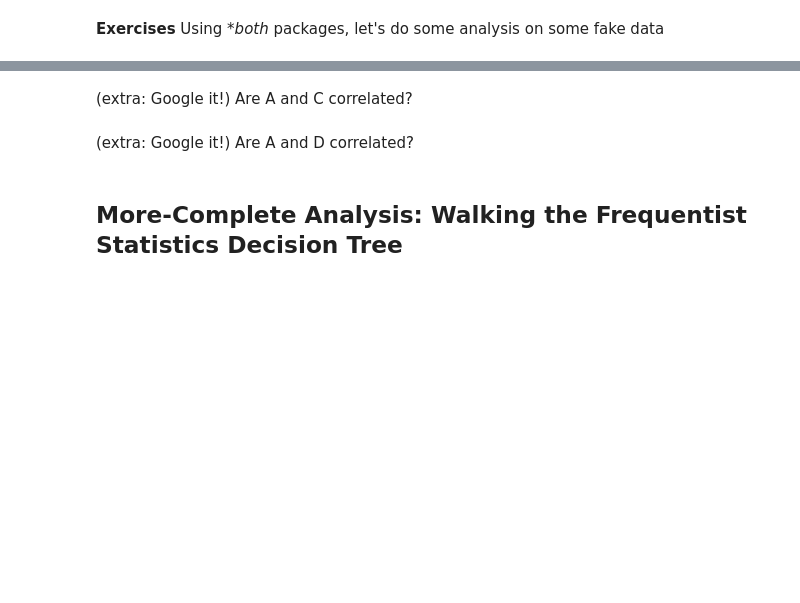
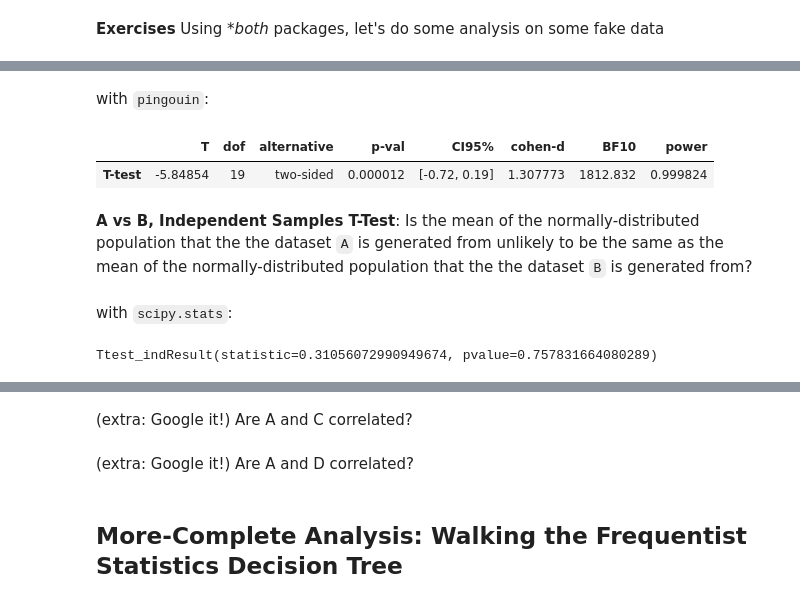
Before and after one commit to nickdelgrosso/CodeTeachingMaterials, a Jupyter notebook: topics/4_2_StatsWithScipyStatsAndPingouin/StatsWithScipyStatsAndPingouin.ipynb, the cells around one changed output, grey strips where cells are left out. Saved outputs shown, nothing was run; the diff lists cells and outputs as text; code cells hidden in the pictures; blank space fills up the shorter version.

```diff
--- a/topics/4_2_StatsWithScipyStatsAndPingouin/StatsWithScipyStatsAndPingouin.ipynb
+++ b/topics/4_2_StatsWithScipyStatsAndPingouin/StatsWithScipyStatsAndPingouin.ipynb
@@ -67,0 +74,15 @@ Do all Pairwise Tests (all vs all)
+# %% [markdown]
+with `pingouin`:
+# %%
+pg.ttest(df['B'], 1)
+# %% [output]
+|  | T | dof | alternative | p-val | CI95% | cohen-d | BF10 | power |
+| T-test | -5.84854 | 19 | two-sided | 0.000012 | [-0.72, 0.19] | 1.307773 | 1812.832 | 0.999824 |
+# %% [markdown]
+**A vs B, Independent Samples T-Test**: Is the mean of the normally-distributed population that the the dataset `A` is generated from unlikely to be the same as the mean of the normally-distributed population that the the dataset `B` is generated from?
+# %% [markdown]
+with `scipy.stats`:
+# %%
+stats.ttest_ind(df['A'], df['B'])
+# %% [output]
+Ttest_indResult(statistic=0.31056072990949674, pvalue=0.757831664080289)
```
Also changed, not shown: parts of 42 cells of this notebook, 5 other files.
